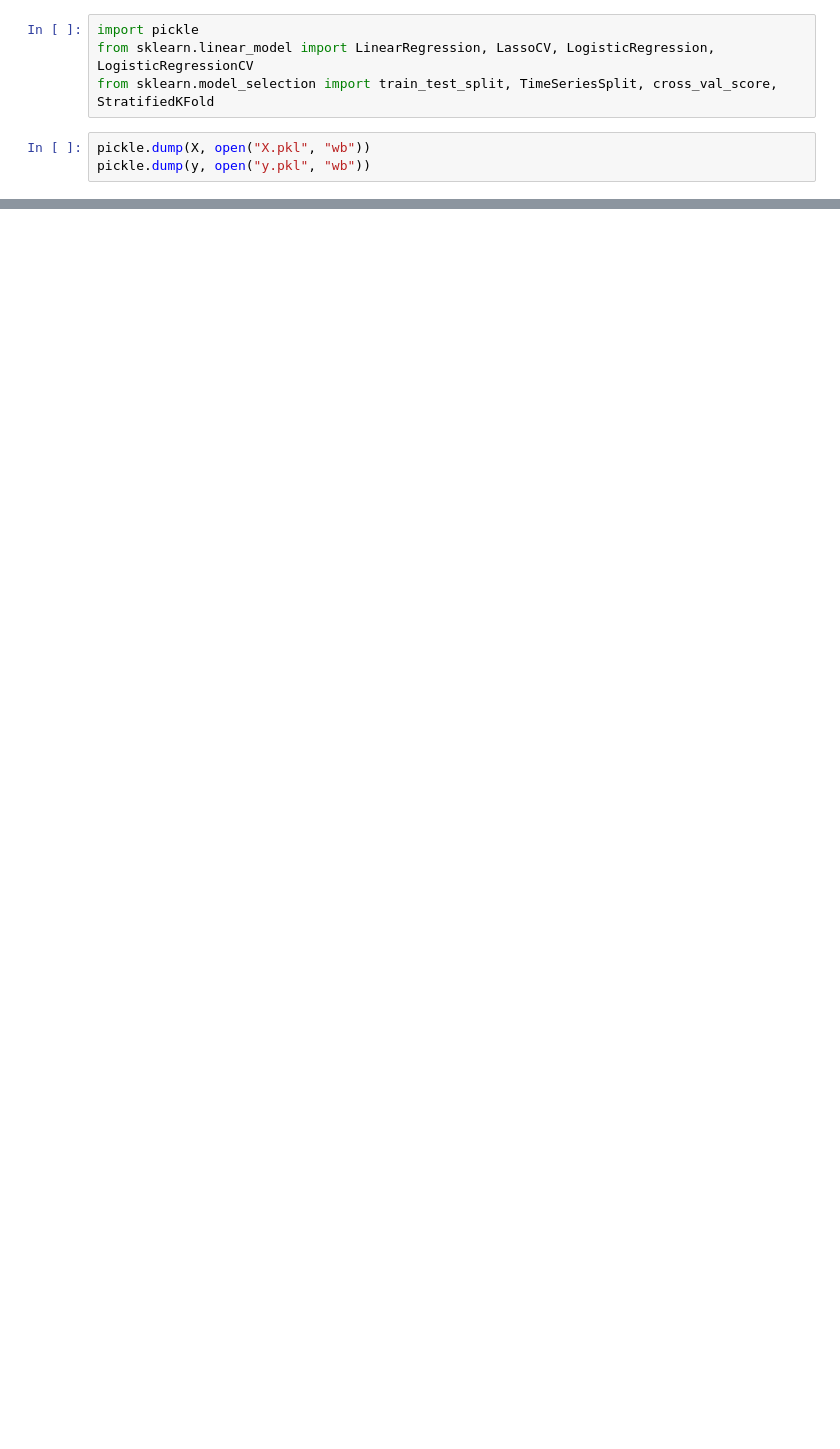
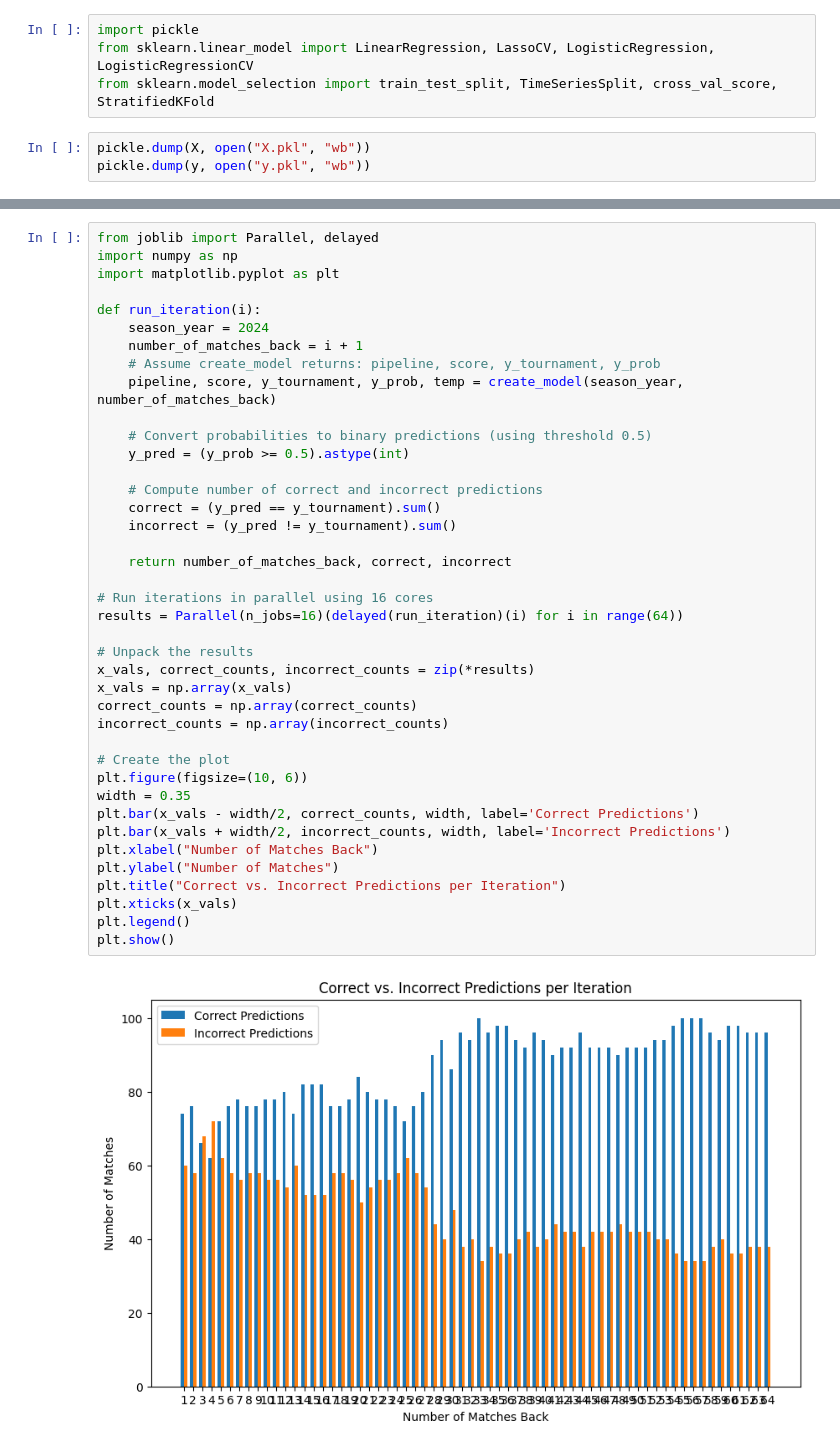
Before and after one commit to fantasy2fry/march-ml-madness-2025, a Jupyter notebook: src/mikematuszy/feature_engineering.ipynb, the cells around one changed output, grey strips where cells are left out. Drawn from its saved outputs; the diff is of its cells as text; blank space fills up the shorter version.

```diff
--- a/src/mikematuszy/feature_engineering.ipynb
+++ b/src/mikematuszy/feature_engineering.ipynb
@@ -708,0 +753,42 @@ pickle.dump(y, open("y.pkl", "wb"))
+# %%
+from joblib import Parallel, delayed
+import numpy as np
+import matplotlib.pyplot as plt
+
+def run_iteration(i):
+    season_year = 2024
+    number_of_matches_back = i + 1
+    # Assume create_model returns: pipeline, score, y_tournament, y_prob
+    pipeline, score, y_tournament, y_prob, temp = create_model(season_year, number_of_matches_back)
+
+    # Convert probabilities to binary predictions (using threshold 0.5)
+    y_pred = (y_prob >= 0.5).astype(int)
+
+    # Compute number of correct and incorrect predictions
+    correct = (y_pred == y_tournament).sum()
+    incorrect = (y_pred != y_tournament).sum()
+
+    return number_of_matches_back, correct, incorrect
+
+# Run iterations in parallel using 16 cores
+results = Parallel(n_jobs=16)(delayed(run_iteration)(i) for i in range(64))
+
+# Unpack the results
+x_vals, correct_counts, incorrect_counts = zip(*results)
+x_vals = np.array(x_vals)
+correct_counts = np.array(correct_counts)
+incorrect_counts = np.array(incorrect_counts)
+
+# Create the plot
+plt.figure(figsize=(10, 6))
+width = 0.35
+plt.bar(x_vals - width/2, correct_counts, width, label='Correct Predictions')
+plt.bar(x_vals + width/2, incorrect_counts, width, label='Incorrect Predictions')
+plt.xlabel("Number of Matches Back")
+plt.ylabel("Number of Matches")
+plt.title("Correct vs. Incorrect Predictions per Iteration")
+plt.xticks(x_vals)
+plt.legend()
+plt.show()
+# %% [output]
+[figure, added]
```
Also changed, not shown: parts of 46 cells of this notebook, 2 other files.
